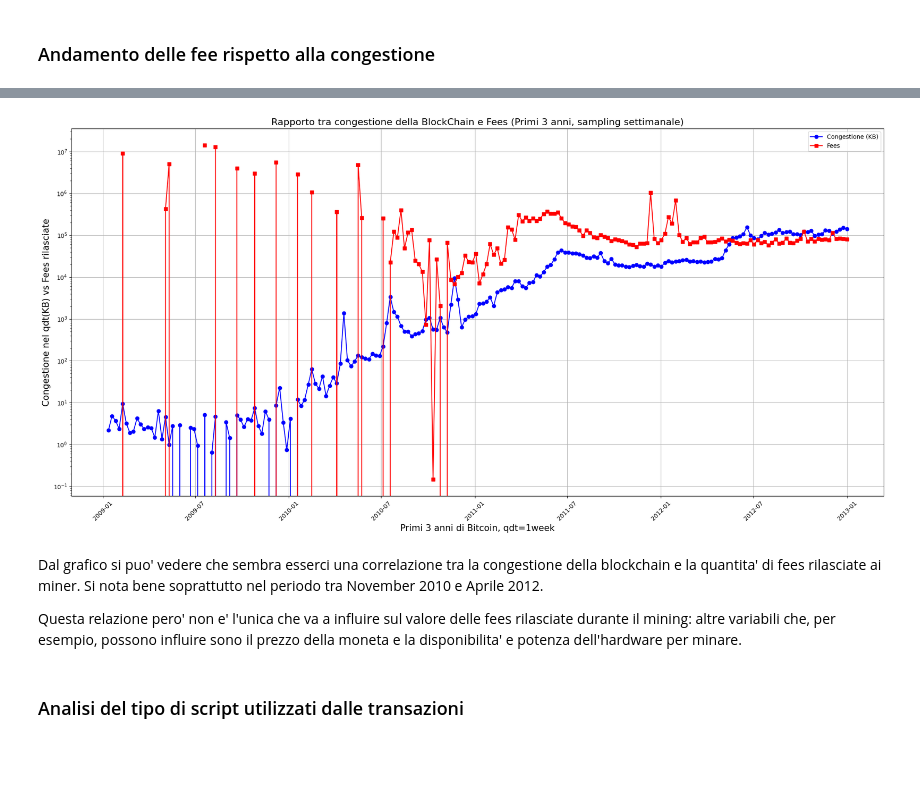
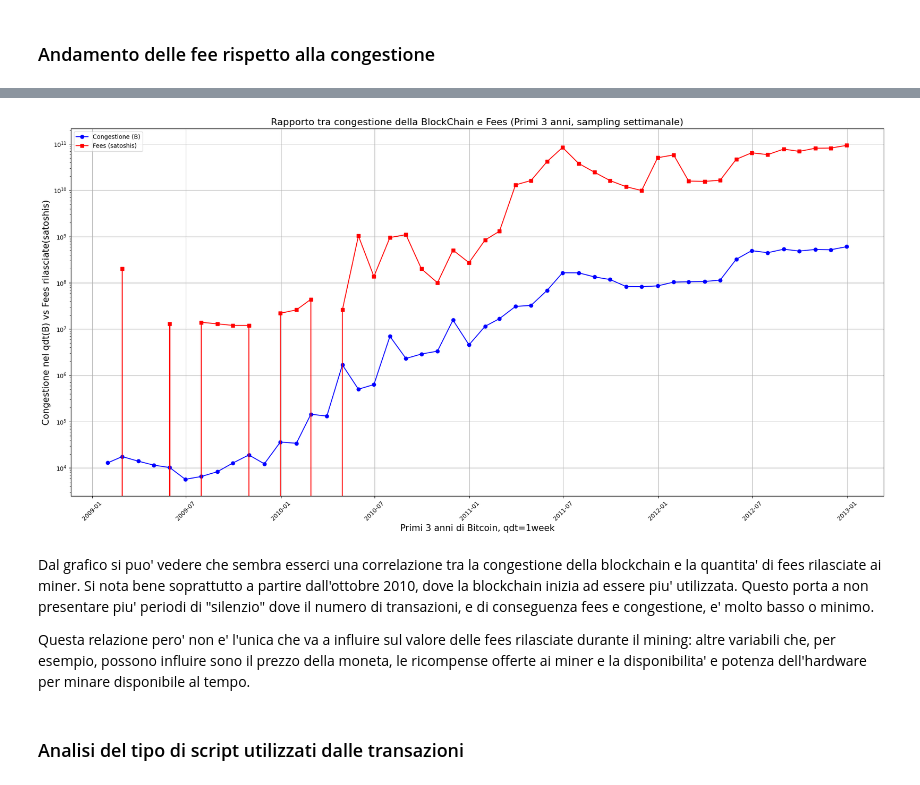
Before and after one commit to normalset/webscrapinglab, a Jupyter notebook: progetto_ratings/RATINGS.ipynb, the cells around one changed output, grey strips where cells are left out. Cells and saved outputs as stored; diff of their text form; code cells hidden in the pictures; blank space fills up the shorter version.

Commit message:
final update without datasets

```diff
--- a/progetto_ratings/RATINGS.ipynb
+++ b/progetto_ratings/RATINGS.ipynb
@@ -183,5 +143,4 @@ La congestione verra' espressa in `KB`, le fees invece verranno lasciate nell'un
 L'approccio che verra' preso consiste in un resample settimanale del DataSet contenete i dati di interesse.
 # %%
 #apro sulla variabile tdf il dataset calcolato prima
-tdf = pd.read_csv('./analisi_congestione.csv' , dtype={'timestamp':'int64' , 'txId':'int32' , 'fee':'int64' , 'congestione':'int32'})
-tdf.drop(['tx_input_size' , 'tx_output_size'], axis=1 ,inplace=True)
+data = pd.read_csv('./datasets/analisi_congestione.csv' , dtype={'timestamp':'int64' , 'txId':'int32' , 'fee':'int64' , 'congestione':'int64'})
@@ -194,10 +147,12 @@ tdf['congestione'] = tdf['congestione'] / (1024)
 # %%
+# conversione del tempo da UNIX timestamp a data
+data['timestamp'] = pd.to_datetime(data['timestamp'], unit='s')
+
 #resample del dataset, settimanalmente prendo la somma delle congestioni delle transazioni e la media delle fee rilasciate
+#ottengo cosi' il timestamp come index e 'fee' e 'congestione' come colonne
 mean_tdf = pd.DataFrame()
-mean_tdf['fee'] = tdf.resample('W-MON', on='timestamp')[['fee']].mean()
-mean_tdf['congestione'] = tdf.resample('W-MON' , on='timestamp')['congestione'].sum()
+mean_tdf['fee'] = data.resample('ME', on='timestamp')[['fee']].sum()
+mean_tdf['congestione'] = data.resample('ME' , on='timestamp')['congestione'].sum()
 
-#ottengo cosi' il timestamp come index e 'fee' e 'congestione' come colonne
-
-print(mean_tdf)
+mean_tdf
 # %% [output]
@@ -219,34 +177,34 @@ timestamp
 # %%
 #creazione del grafico di comparazione con pyplot
 plt.rcParams['agg.path.chunksize'] = 1000  # Aumento la chunksize per evitare problemi con plot con molti dati
 
 plt.figure(figsize=(20, 10))  # Dimensione della figura
 
 # Plot congestione
-plt.plot(mean_tdf.index, mean_tdf['congestione'], label='Congestione (KB)', marker='o', color='b')
+plt.plot(mean_tdf.index, mean_tdf['congestione'], label='Congestione (B)', marker='o', color='b')
 
 # Plot fee
-plt.plot(mean_tdf.index, mean_tdf['fee'], label='Fees', marker='s', color='r')
+plt.plot(mean_tdf.index, mean_tdf['fee'], label='Fees (satoshis)', marker='s', color='r')
 
 # Imposto la scala logaritmica per l'asse delle y per rendere le differenze piu' evidenti e comprensibili
 plt.yscale('log')  # Set y-axis to logarithmic scale for fee
 
 # Imposto le label varie
 plt.xlabel("Primi 3 anni di Bitcoin, qdt=1week", fontsize=15)
-plt.ylabel("Congestione nel qdt(KB) vs Fees rilasciate", fontsize=15)
+plt.ylabel("Congestione nel qdt(B) vs Fees rilasciate(satoshis)", fontsize=15)
 plt.title("Rapporto tra congestione della BlockChain e Fees (Primi 3 anni, sampling settimanale)", fontsize=16) #Titolo
 plt.xticks(rotation=45)  # Ruoto le label dell'asse delle x per renderlo piu' semplice da leggere
 plt.grid(True)
 plt.legend()
 
 plt.tight_layout()  # Aggiusto lo spacing tra gli elementi
 plt.show()
 # %% [output]
-[figure, old version]
+[figure, new version]
 # %% [markdown]
-Dal grafico si puo' vedere che sembra esserci una correlazione tra la congestione della blockchain e la quantita' di fees rilasciate ai miner. Si nota bene soprattutto nel periodo tra November 2010 e Aprile 2012.
+Dal grafico si puo' vedere che sembra esserci una correlazione tra la congestione della blockchain e la quantita' di fees rilasciate ai miner. Si nota bene soprattutto a partire dall'ottobre 2010, dove la blockchain inizia ad essere piu' utilizzata. Questo porta a non presentare piu' periodi di "silenzio" dove il numero di transazioni, e di conseguenza fees e congestione, e' molto basso o minimo.
 
-Questa relazione pero' non e' l'unica che va a influire sul valore delle fees rilasciate durante il mining: altre variabili che, per esempio, possono influire sono il prezzo della moneta e la disponibilita' e potenza dell'hardware per minare.
+Questa relazione pero' non e' l'unica che va a influire sul valore delle fees rilasciate durante il mining: altre variabili che, per esempio, possono influire sono il prezzo della moneta, le ricompense offerte ai miner e la disponibilita' e potenza dell'hardware per minare disponibile al tempo.
 # %% [markdown]
 ### Analisi del tipo di script utilizzati dalle transazioni
 # %%
```
Also changed, not shown: parts of 78 cells of this notebook, 1 other file.
